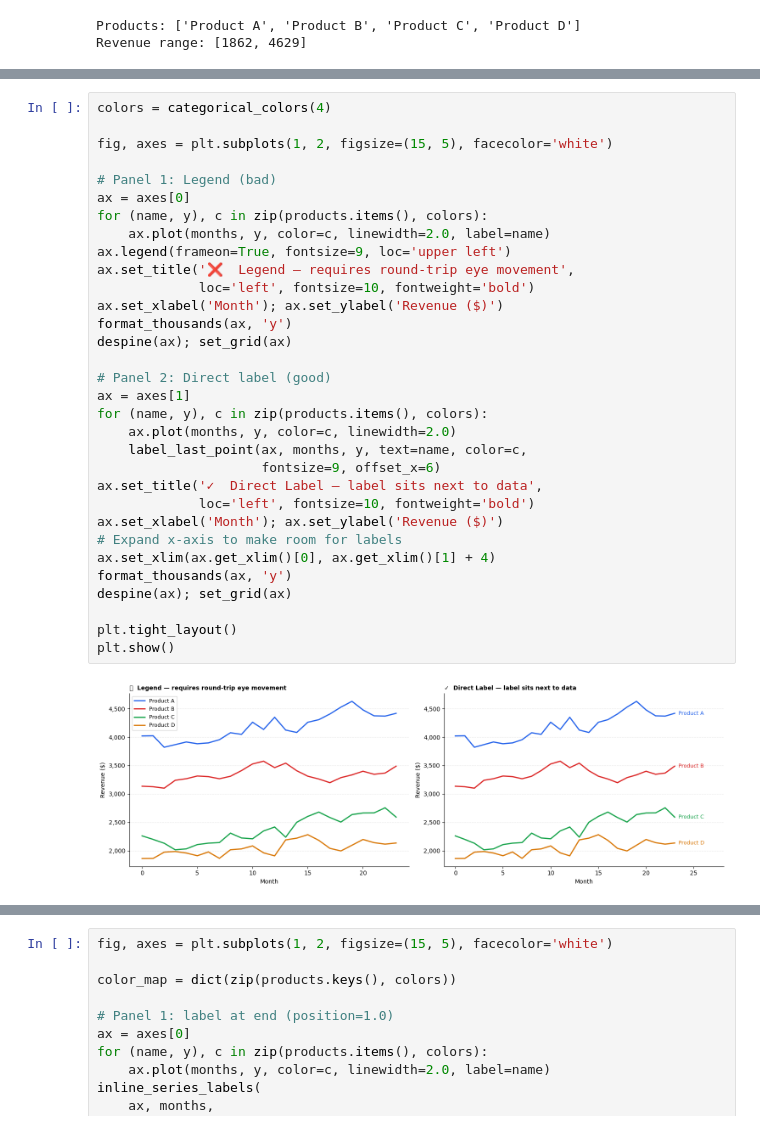
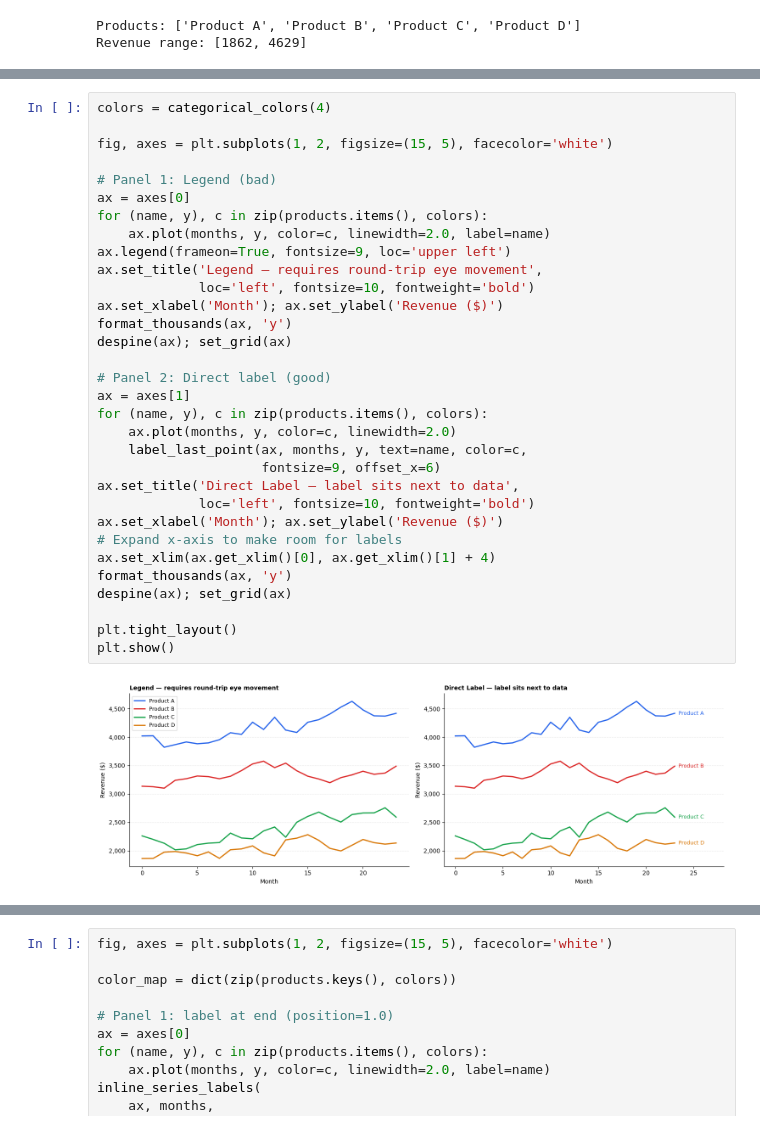
Before and after one commit to thisYui/From-Data-to-Story, a Jupyter notebook: notebooks/05_cognitive_load_reduction.ipynb, the cells around one changed output, grey strips where cells are left out. Drawn from its saved outputs; the diff is of its cells as text.

```diff
--- a/notebooks/05_cognitive_load_reduction.ipynb
+++ b/notebooks/05_cognitive_load_reduction.ipynb
@@ -113,33 +269,33 @@ Revenue range: [1862, 4629]
 colors = categorical_colors(4)
 
 fig, axes = plt.subplots(1, 2, figsize=(15, 5), facecolor='white')
 
 # Panel 1: Legend (bad)
 ax = axes[0]
 for (name, y), c in zip(products.items(), colors):
     ax.plot(months, y, color=c, linewidth=2.0, label=name)
 ax.legend(frameon=True, fontsize=9, loc='upper left')
-ax.set_title('❌  Legend — requires round-trip eye movement',
+ax.set_title('Legend — requires round-trip eye movement',
              loc='left', fontsize=10, fontweight='bold')
 ax.set_xlabel('Month'); ax.set_ylabel('Revenue ($)')
 format_thousands(ax, 'y')
 despine(ax); set_grid(ax)
 
 # Panel 2: Direct label (good)
 ax = axes[1]
 for (name, y), c in zip(products.items(), colors):
     ax.plot(months, y, color=c, linewidth=2.0)
     label_last_point(ax, months, y, text=name, color=c,
                      fontsize=9, offset_x=6)
-ax.set_title('✓  Direct Label — label sits next to data',
+ax.set_title('Direct Label — label sits next to data',
              loc='left', fontsize=10, fontweight='bold')
 ax.set_xlabel('Month'); ax.set_ylabel('Revenue ($)')
 # Expand x-axis to make room for labels
 ax.set_xlim(ax.get_xlim()[0], ax.get_xlim()[1] + 4)
 format_thousands(ax, 'y')
 despine(ax); set_grid(ax)
 
 plt.tight_layout()
 plt.show()
 # %% [output]
-[figure, old version]
+[figure, new version]
```
Also changed, not shown: parts of 22 cells of this notebook.
